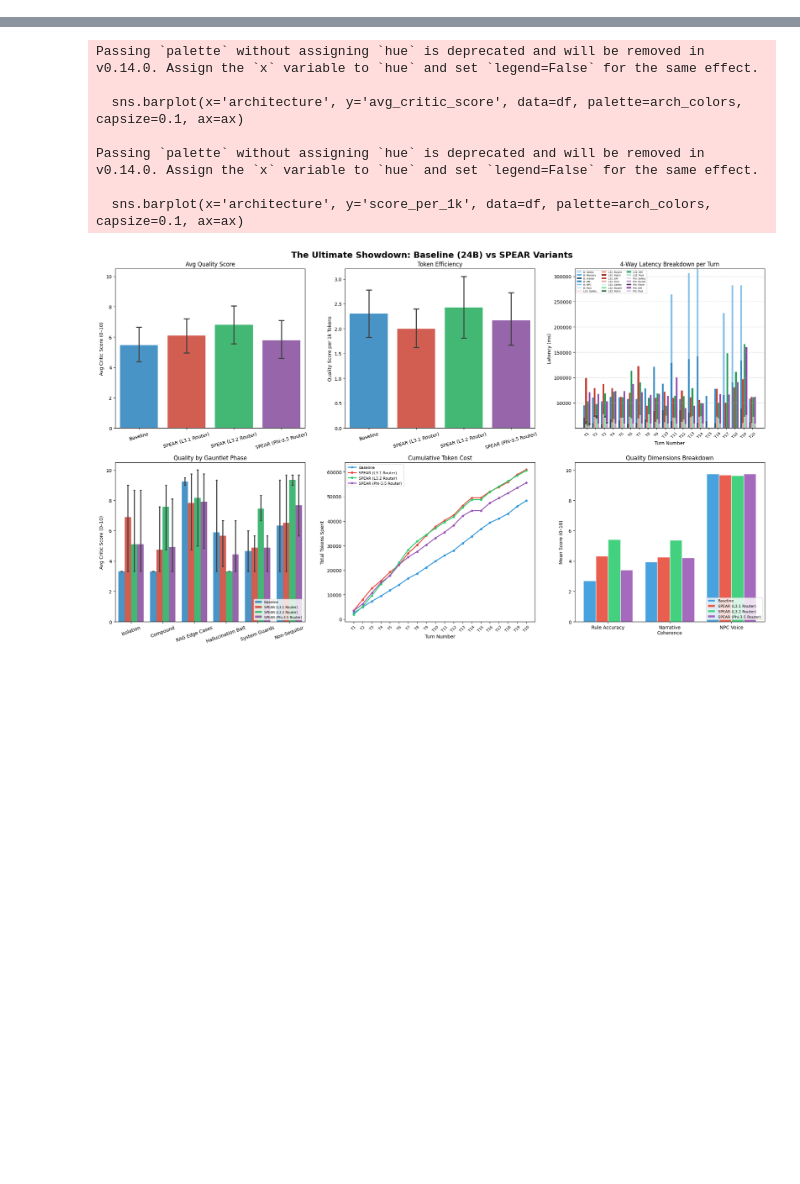
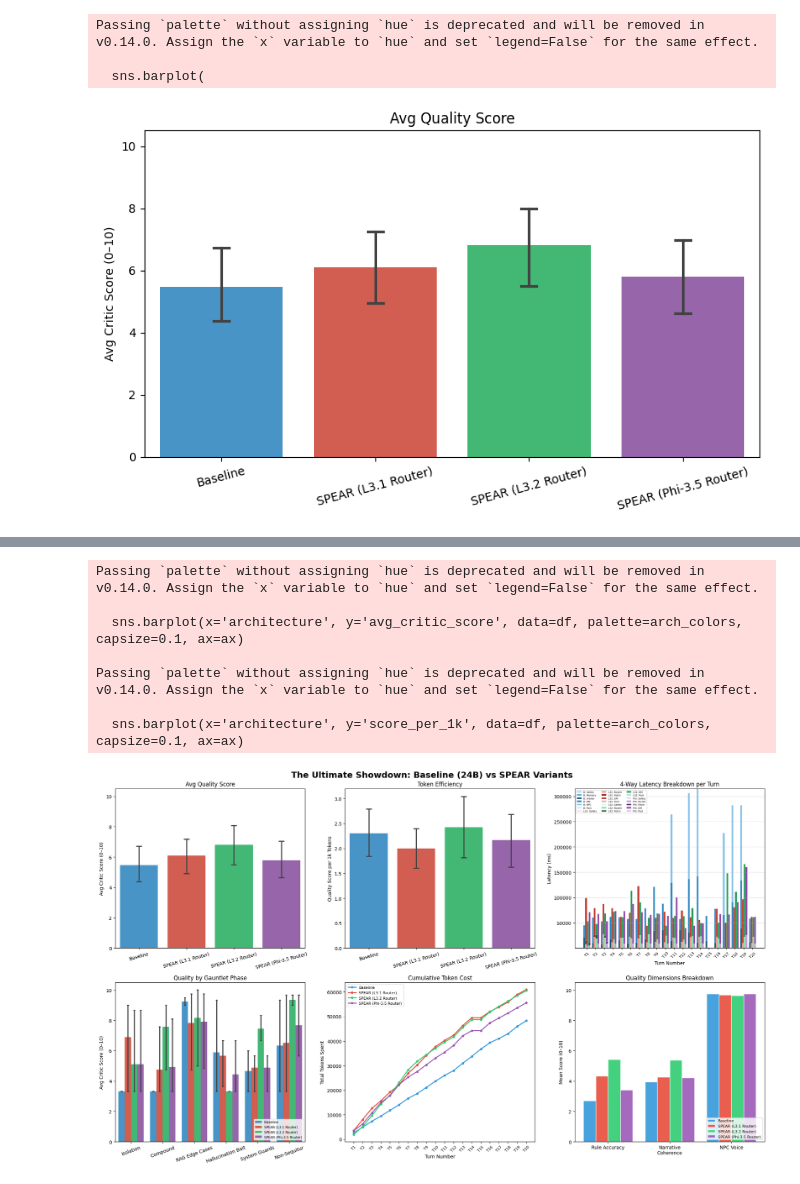
Before and after one commit to jandyyyy39/RAGnarok, a Jupyter notebook: eval/architecture/mistral-small3.2_showdown.ipynb, the cells around one changed output, grey strips where cells are left out. Drawn from its saved outputs; the diff is of its cells as text; code cells hidden in the pictures; blank space fills up the shorter version.

Commit message:
PLot showdown one by one

```diff
--- a/eval/architecture/mistral-small3.2_showdown.ipynb
+++ b/eval/architecture/mistral-small3.2_showdown.ipynb
@@ -44,0 +45,25 @@ arch_colors = {
+# %%
+fig, ax = plt.subplots(figsize=(8, 5))
+
+sns.barplot(
+    x='architecture',
+    y='avg_critic_score',
+    data=df,
+    palette=arch_colors,
+    capsize=0.1,
+    ax=ax
+)
+
+ax.set_title('Avg Quality Score')
+ax.set_xlabel('')
+ax.set_ylabel('Avg Critic Score (0–10)')
+ax.set_ylim(0, 10.5)
+ax.tick_params(axis='x', rotation=15)
+
+plt.tight_layout()
+plt.show()
+# %% [output]
+Passing `palette` without assigning `hue` is deprecated and will be removed in v0.14.0. Assign the `x` variable to `hue` and set `legend=False` for the same effect.
+
+  sns.barplot(
+[figure, added]
```
Also changed, not shown: parts of 7 cells of this notebook, 1 other file.
